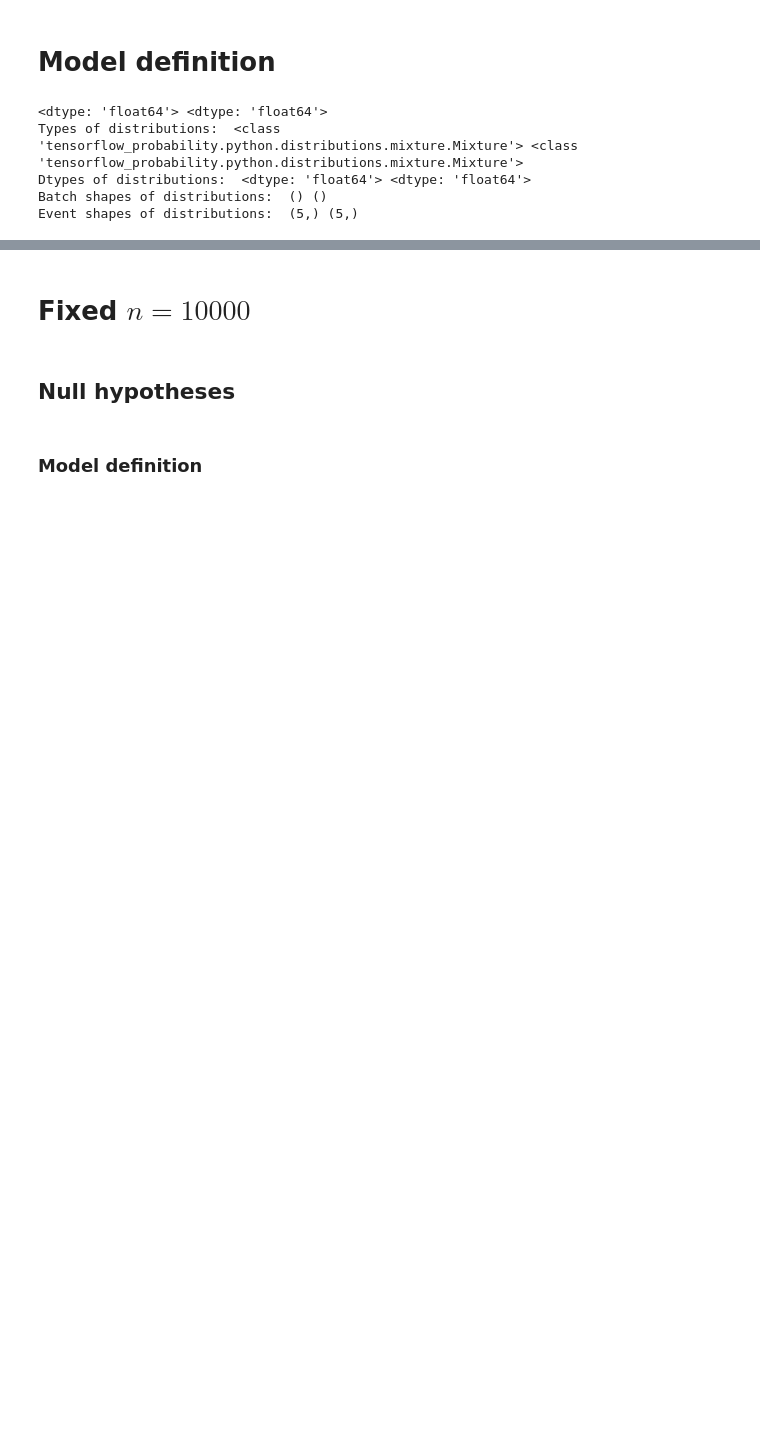
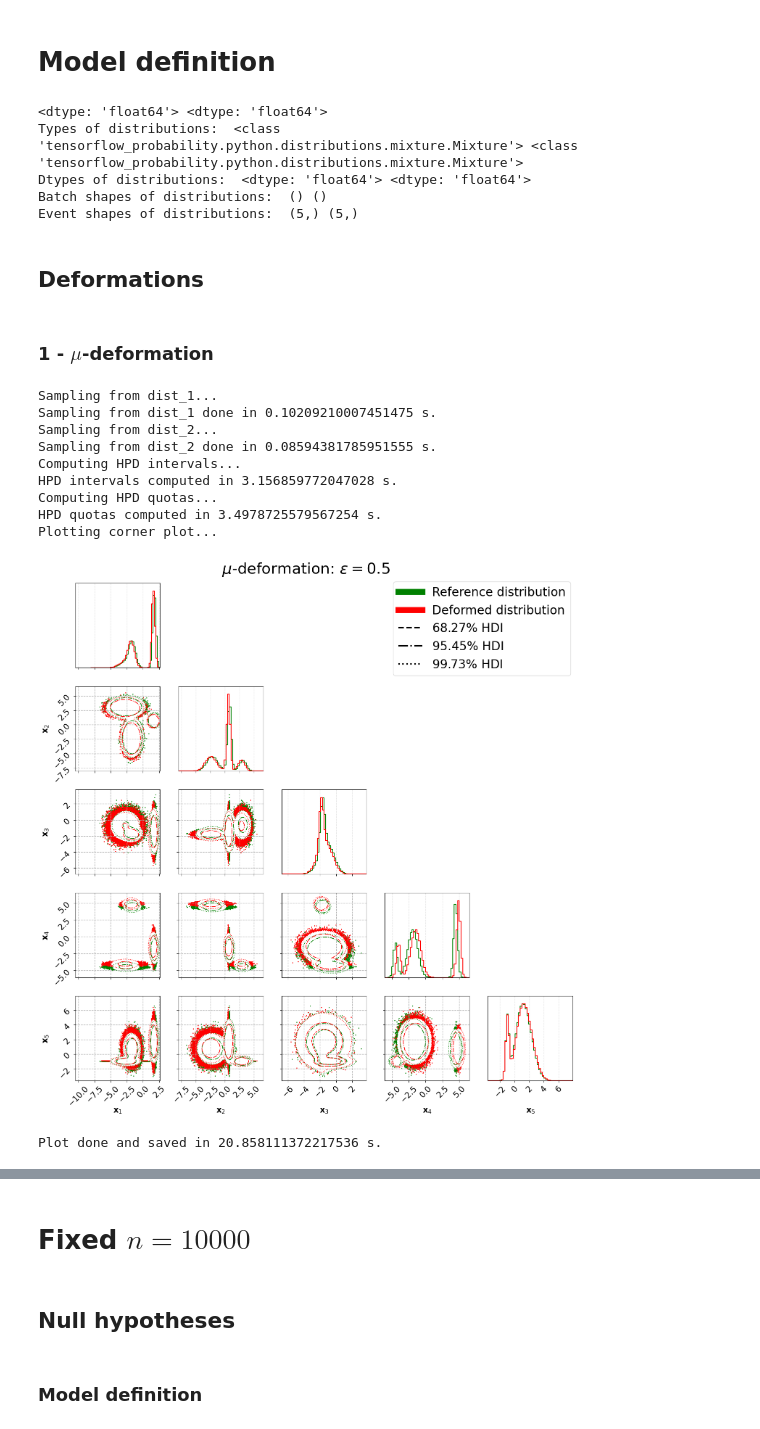
Before and after one commit to TwoSampleTests/GenerativeModelsMetrics, a Jupyter notebook: notebooks/Analysis_5D_mixture_leo10.ipynb, the cells around one changed output, grey strips where cells are left out. Drawn from its saved outputs; the diff is of its cells as text; code cells hidden in the pictures; blank space fills up the shorter version.

```diff
--- a/notebooks/Analysis_5D_mixture_leo10.ipynb
+++ b/notebooks/Analysis_5D_mixture_leo10.ipynb
@@ -168,3 +158,7 @@ Types of distributions:  <class 'tensorflow_probability.python.distributions.mix
 Dtypes of distributions:  <dtype: 'float64'> <dtype: 'float64'>
 Batch shapes of distributions:  () ()
 Event shapes of distributions:  (5,) (5,)
+# %% [markdown]
+## Deformations
+# %% [markdown]
+### 1 - $\mu$-deformation
@@ -170,0 +171,39 @@ Event shapes of distributions:  (5,) (5,)
+# %%
+plot_corners(dist_1,
+             dist_def_1,
+             max_points = 1_000_000,
+             max_dim = 32,
+             n_bins = 50,
+             w1 = None,
+             w2 = None,
+             sigma_contours = [1,2,3],
+             show_intervals_1d = False,
+             extend_range_percent = 20,
+             title1 = None,
+             title2 = None,
+             color1 = "green",
+             color2 = "red",
+             plot_title = "$\mu$-deformation: $\epsilon = "+str(eps)+"$",
+             title_kwargs = {"fontsize": 30, "y": 1.03},
+             legend_labels = [r"Reference distribution",
+                              r"Deformed distribution",
+                              r'$68.27\%$ HDI',
+                              r'$95.45\%$ HDI',
+                              r'$99.73\%$ HDI'],
+             legend_kwargs = {"fontsize": 24, "loc": (0.66,0.79)},
+             figdir = results_dir,
+             figname = "corner_plot_def_1.png",
+             save = True,
+             show = True)
+# %% [output]
+Sampling from dist_1...
+Sampling from dist_1 done in 0.10209210007451475 s.
+Sampling from dist_2...
+Sampling from dist_2 done in 0.08594381785951555 s.
+Computing HPD intervals...
+HPD intervals computed in 3.156859772047028 s.
+Computing HPD quotas...
+HPD quotas computed in 3.4978725579567254 s.
+Plotting corner plot...
+[figure, added]
+Plot done and saved in 20.858111372217536 s.
```
Also changed, not shown: parts of 49 cells of this notebook, 4 other files.
